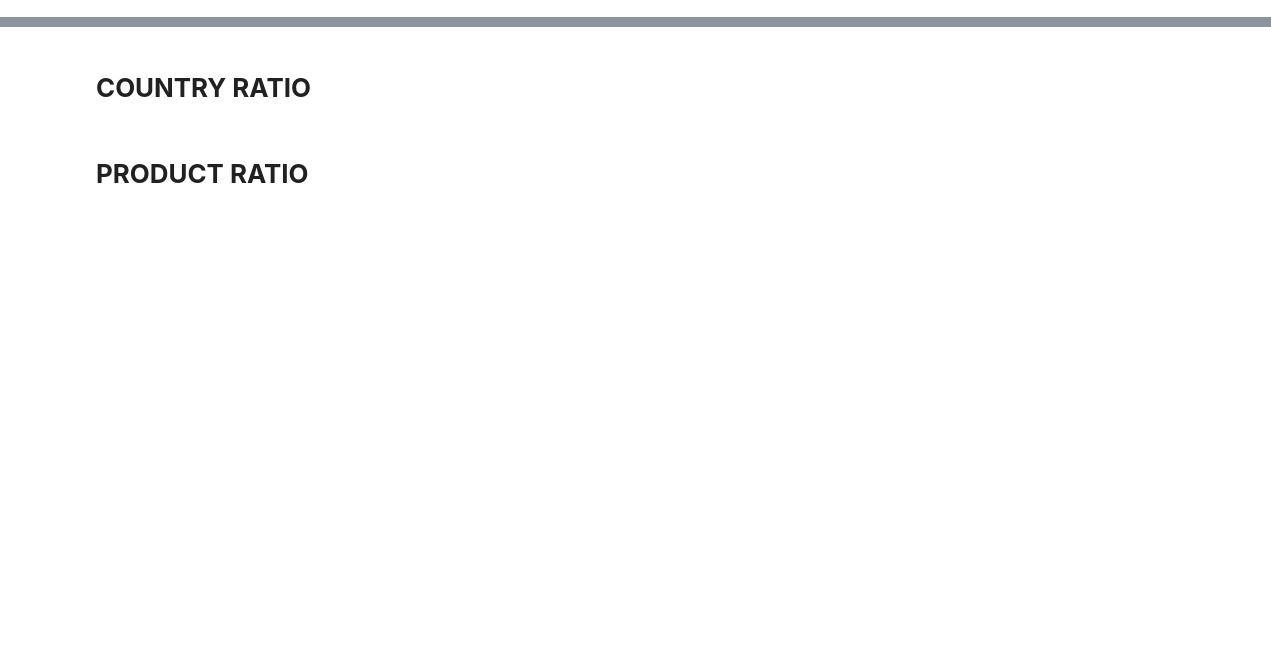
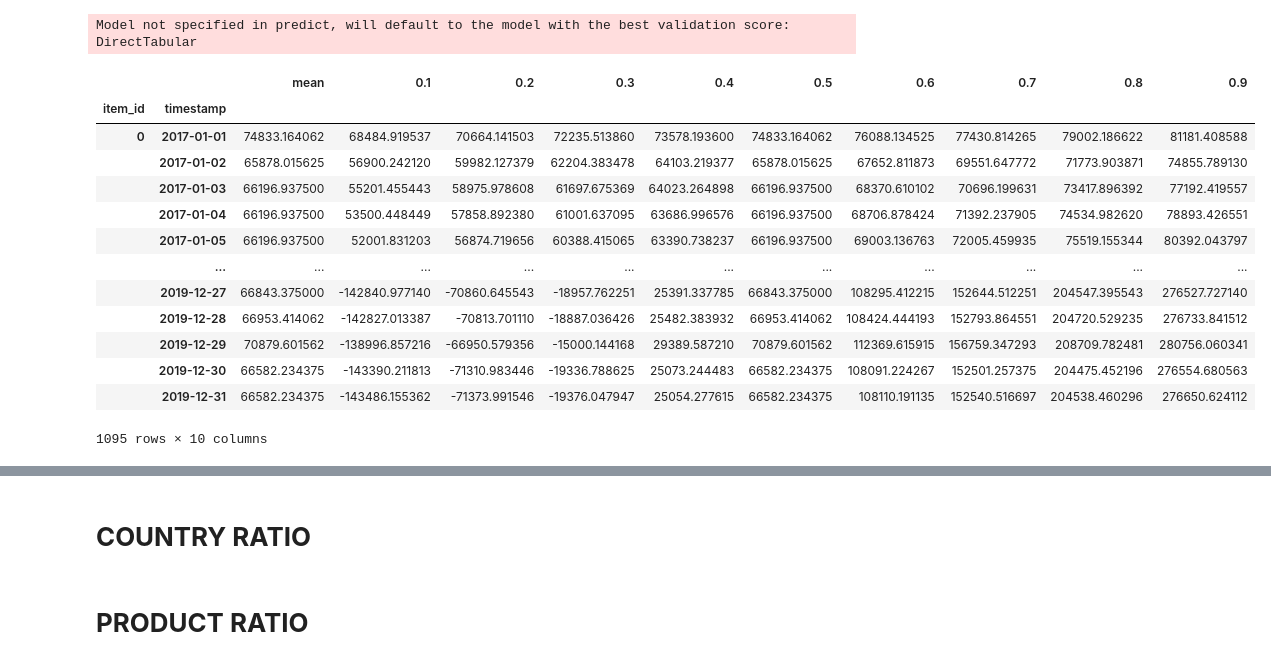
Before and after one commit to haukesteffen/TabularShenanigans, a Jupyter notebook: S5E1/feature_engineering.ipynb, the cells around one changed output, grey strips where cells are left out. Drawn from its saved outputs; the diff is of its cells as text; code cells hidden in the pictures; blank space fills up the shorter version.

```diff
--- a/S5E1/feature_engineering.ipynb
+++ b/S5E1/feature_engineering.ipynb
@@ -65,0 +130,19 @@ agg_train, agg_test = feature_engineer(
+# %%
+preds = predictor.predict(train_data)
+preds
+# %% [output]
+Model not specified in predict, will default to the model with the best validation score: DirectTabular
+|  |  | mean | 0.1 | 0.2 | 0.3 | 0.4 | 0.5 | 0.6 | 0.7 | 0.8 | 0.9 |
+| item_id | timestamp |  |  |  |  |  |  |  |  |  |  |
+| 0 | 2017-01-01 | 74833.164062 | 68484.919537 | 70664.141503 | 72235.513860 | 73578.193600 | 74833.164062 | 76088.134525 | 77430.814265 | 79002.186622 | 81181.408588 |
+|  | 2017-01-02 | 65878.015625 | 56900.242120 | 59982.127379 | 62204.383478 | 64103.219377 | 65878.015625 | 67652.811873 | 69551.647772 | 71773.903871 | 74855.789130 |
+|  | 2017-01-03 | 66196.937500 | 55201.455443 | 58975.978608 | 61697.675369 | 64023.264898 | 66196.937500 | 68370.610102 | 70696.199631 | 73417.896392 | 77192.419557 |
+|  | 2017-01-04 | 66196.937500 | 53500.448449 | 57858.892380 | 61001.637095 | 63686.996576 | 66196.937500 | 68706.878424 | 71392.237905 | 74534.982620 | 78893.426551 |
+|  | 2017-01-05 | 66196.937500 | 52001.831203 | 56874.719656 | 60388.415065 | 63390.738237 | 66196.937500 | 69003.136763 | 72005.459935 | 75519.155344 | 80392.043797 |
+|  | ... | ... | ... | ... | ... | ... | ... | ... | ... | ... | ... |
+|  | 2019-12-27 | 66843.375000 | -142840.977140 | -70860.645543 | -18957.762251 | 25391.337785 | 66843.375000 | 108295.412215 | 152644.512251 | 204547.395543 | 276527.727140 |
+|  | 2019-12-28 | 66953.414062 | -142827.013387 | -70813.701110 | -18887.036426 | 25482.383932 | 66953.414062 | 108424.444193 | 152793.864551 | 204720.529235 | 276733.841512 |
+|  | 2019-12-29 | 70879.601562 | -138996.857216 | -66950.579356 | -15000.144168 | 29389.587210 | 70879.601562 | 112369.615915 | 156759.347293 | 208709.782481 | 280756.060341 |
+|  | 2019-12-30 | 66582.234375 | -143390.211813 | -71310.983446 | -19336.788625 | 25073.244483 | 66582.234375 | 108091.224267 | 152501.257375 | 204475.452196 | 276554.680563 |
+|  | 2019-12-31 | 66582.234375 | -143486.155362 | -71373.991546 | -19376.047947 | 25054.277615 | 66582.234375 | 108110.191135 | 152540.516697 | 204538.460296 | 276650.624112 |
+1095 rows × 10 columns
```
Also changed, not shown: parts of 10 cells of this notebook, 1 other file.
